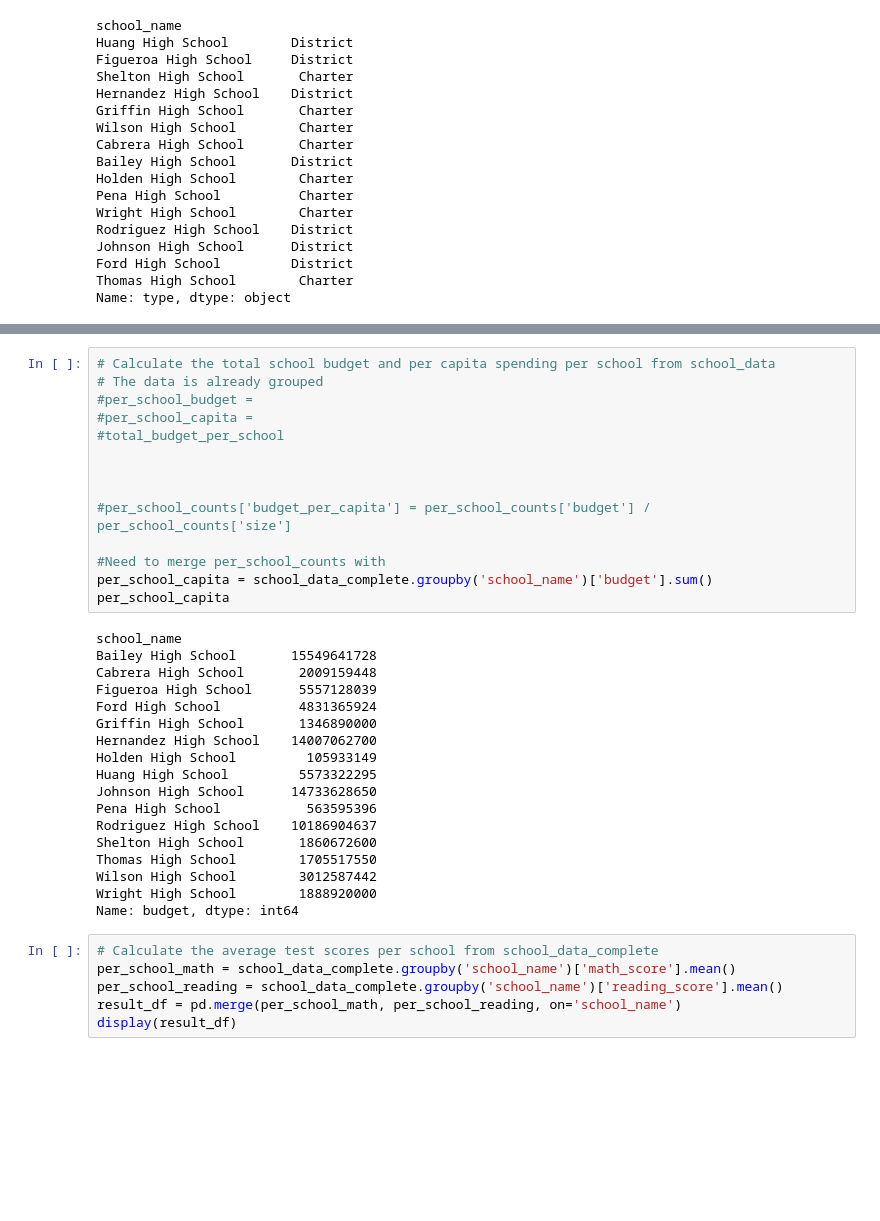
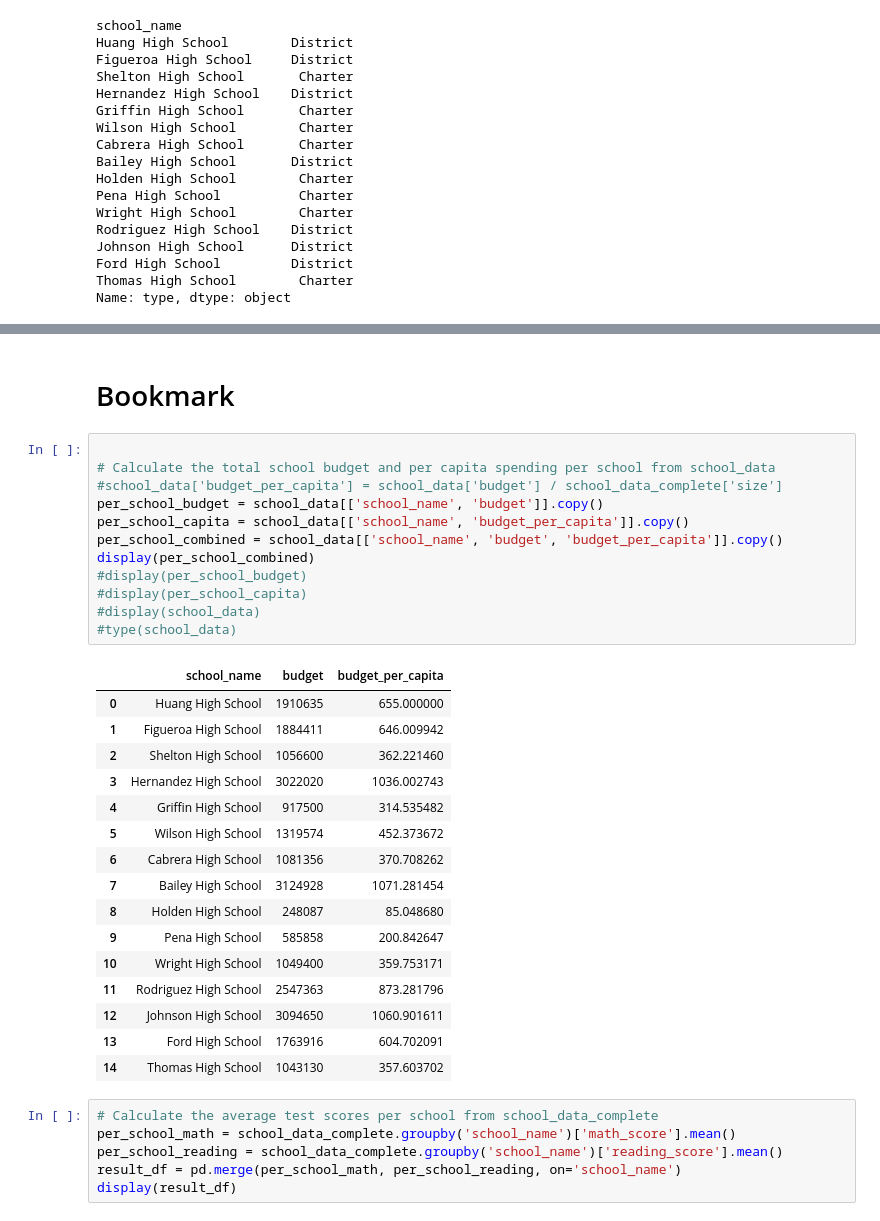
Before and after one commit to jerryevalentine/pandas-challenge, a Jupyter notebook: PyCitySchools/PyCitySchools_FINAL.ipynb, the cells around one changed output, grey strips where cells are left out. Saved outputs shown, nothing was run; the diff lists cells and outputs as text; blank space fills up the shorter version.

```diff
--- a/PyCitySchools/PyCitySchools_FINAL.ipynb
+++ b/PyCitySchools/PyCitySchools_FINAL.ipynb
@@ -183,38 +194,37 @@ print(per_school_counts)
 12     Thomas High School                            1635
 13     Wilson High School                            2283
 14     Wright High School                            1800
-# %%
-# Calculate the total school budget and per capita spending per school from school_data
-# The data is already grouped
-#per_school_budget =
-#per_school_capita =
-#total_budget_per_school
-
-
-
-#per_school_counts['budget_per_capita'] = per_school_counts['budget'] / per_school_counts['size']
-
-#Need to merge per_school_counts with
-per_school_capita = school_data_complete.groupby('school_name')['budget'].sum()
-per_school_capita
-# %% [output]
-school_name
-Bailey High School       15549641728
-Cabrera High School       2009159448
-Figueroa High School      5557128039
-Ford High School          4831365924
-Griffin High School       1346890000
-Hernandez High School    14007062700
-Holden High School         105933149
-Huang High School         5573322295
-Johnson High School      14733628650
-Pena High School           563595396
-Rodriguez High School    10186904637
-Shelton High School       1860672600
-Thomas High School        1705517550
-Wilson High School        3012587442
-Wright High School        1888920000
-Name: budget, dtype: int64
+# %% [markdown]
+# Bookmark #
+# %%
+
+# Calculate the total school budget and per capita spending per school from school_data
+#school_data['budget_per_capita'] = school_data['budget'] / school_data_complete['size']
+per_school_budget = school_data[['school_name', 'budget']].copy()
+per_school_capita = school_data[['school_name', 'budget_per_capita']].copy()
+per_school_combined = school_data[['school_name', 'budget', 'budget_per_capita']].copy()
+display(per_school_combined)
+#display(per_school_budget)
+#display(per_school_capita)
+#display(school_data)
+#type(school_data)
+# %% [output]
+|  | school_name | budget | budget_per_capita |
+| 0 | Huang High School | 1910635 | 655.000000 |
+| 1 | Figueroa High School | 1884411 | 646.009942 |
+| 2 | Shelton High School | 1056600 | 362.221460 |
+| 3 | Hernandez High School | 3022020 | 1036.002743 |
+| 4 | Griffin High School | 917500 | 314.535482 |
+| 5 | Wilson High School | 1319574 | 452.373672 |
+| 6 | Cabrera High School | 1081356 | 370.708262 |
+| 7 | Bailey High School | 3124928 | 1071.281454 |
+| 8 | Holden High School | 248087 | 85.048680 |
+| 9 | Pena High School | 585858 | 200.842647 |
+| 10 | Wright High School | 1049400 | 359.753171 |
+| 11 | Rodriguez High School | 2547363 | 873.281796 |
+| 12 | Johnson High School | 3094650 | 1060.901611 |
+| 13 | Ford High School | 1763916 | 604.702091 |
+| 14 | Thomas High School | 1043130 | 357.603702 |
 # %%
 # Calculate the average test scores per school from school_data_complete
 per_school_math = school_data_complete.groupby('school_name')['math_score'].mean()
```
Also changed, not shown: parts of 3 cells of this notebook.
